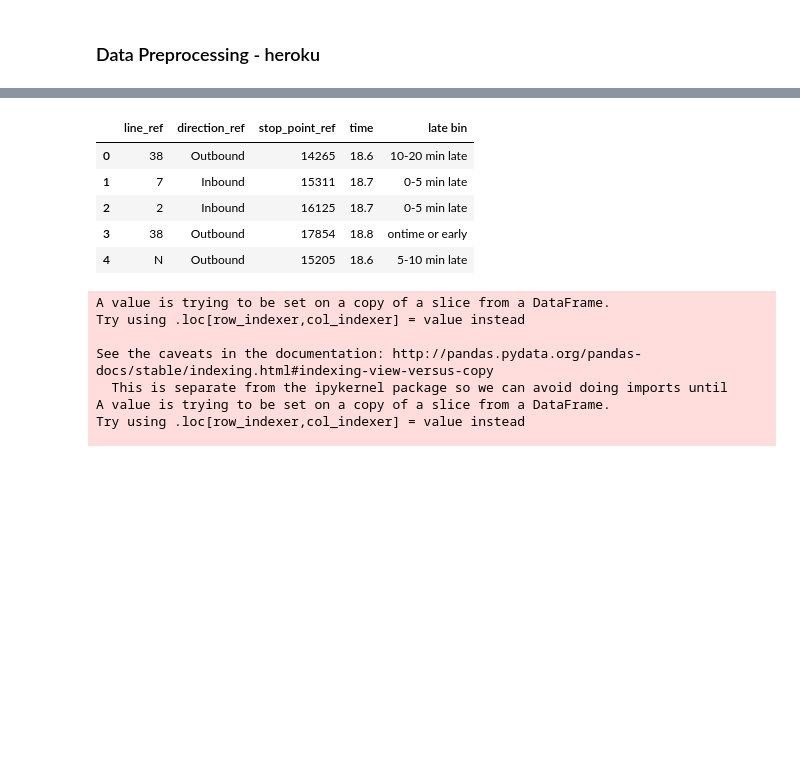
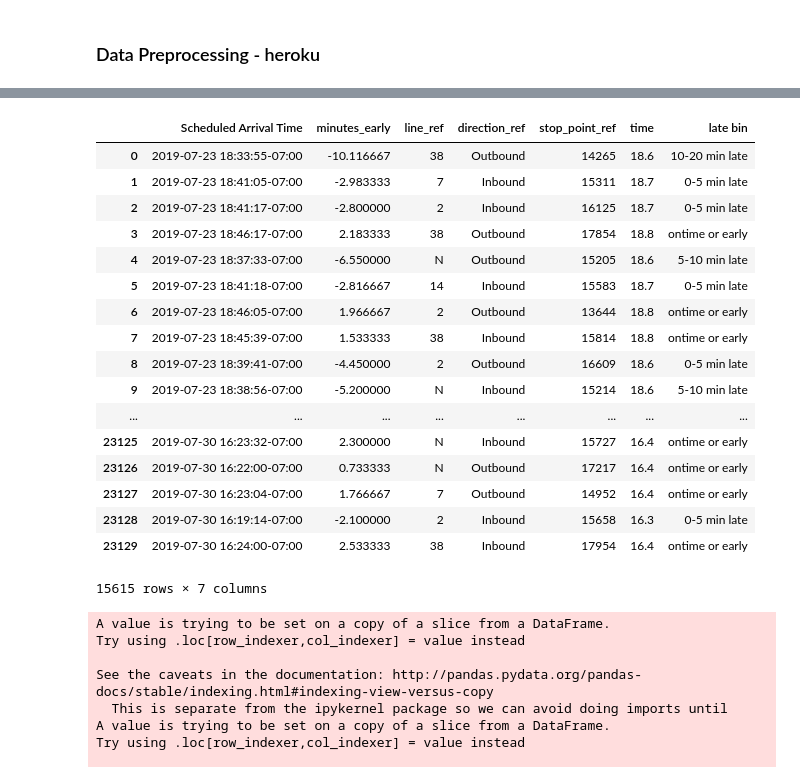
Before and after one commit to EfficiencyJunky/Project3SuperGroup, a Jupyter notebook: code/Final Project Machine Learning Component.ipynb, the cells around one changed output, grey strips where cells are left out. Saved outputs shown, nothing was run; the diff lists cells and outputs as text; code cells hidden in the pictures; blank space fills up the shorter version.

```diff
--- a/code/Final Project Machine Learning Component.ipynb
+++ b/code/Final Project Machine Learning Component.ipynb
@@ -65,8 +65,8 @@ muni_df["time_exact"] = muni_df["hour"] + muni_df["minute"]/60
 muni_df["time"] = muni_df["time_exact"].round(decimals=1)
 # %%
 # clean data to remove outliers
-muni_df = pd.DataFrame(columns = muni_df.columns).append(muni_df[muni_df['minutes_early'] <= 100])
-muni_df = pd.DataFrame(columns = muni_df.columns).append(muni_df[muni_df['minutes_early'] >= -100])
+muni_df = pd.DataFrame(columns = muni_df.columns).append(muni_df[muni_df['minutes_early'] <= 50])
+muni_df = pd.DataFrame(columns = muni_df.columns).append(muni_df[muni_df['minutes_early'] >= -50])
 
 # remove weekend data
 muni_df = pd.DataFrame(columns = muni_df.columns).append(muni_df[muni_df['weekday'] != 5])
@@ -94,16 +94,28 @@ plt.scatter(X_All, y_All)
 # %%
 # Create separate dataframe with only selected columns
 
 # muni_df_0 = muni_df[["line_ref","direction_ref", "stop_point_ref", "weekday", "time", "late bin"]]
-muni_df_0 = muni_df[["line_ref","direction_ref", "stop_point_ref", "time", "late bin"]]
-muni_df_0.head()
+muni_df_0 = muni_df[["Scheduled Arrival Time", "minutes_early", "line_ref","direction_ref", "stop_point_ref", "time", "late bin"]]
+muni_df_0
 # %% [output]
-|  | line_ref | direction_ref | stop_point_ref | time | late bin |
-| 0 | 38 | Outbound | 14265 | 18.6 | 10-20 min late |
-| 1 | 7 | Inbound | 15311 | 18.7 | 0-5 min late |
-| 2 | 2 | Inbound | 16125 | 18.7 | 0-5 min late |
-| 3 | 38 | Outbound | 17854 | 18.8 | ontime or early |
-| 4 | N | Outbound | 15205 | 18.6 | 5-10 min late |
+|  | Scheduled Arrival Time | minutes_early | line_ref | direction_ref | stop_point_ref | time | late bin |
+| 0 | 2019-07-23 18:33:55-07:00 | -10.116667 | 38 | Outbound | 14265 | 18.6 | 10-20 min late |
+| 1 | 2019-07-23 18:41:05-07:00 | -2.983333 | 7 | Inbound | 15311 | 18.7 | 0-5 min late |
+| 2 | 2019-07-23 18:41:17-07:00 | -2.800000 | 2 | Inbound | 16125 | 18.7 | 0-5 min late |
+| 3 | 2019-07-23 18:46:17-07:00 | 2.183333 | 38 | Outbound | 17854 | 18.8 | ontime or early |
+| 4 | 2019-07-23 18:37:33-07:00 | -6.550000 | N | Outbound | 15205 | 18.6 | 5-10 min late |
+| 5 | 2019-07-23 18:41:18-07:00 | -2.816667 | 14 | Inbound | 15583 | 18.7 | 0-5 min late |
+| 6 | 2019-07-23 18:46:05-07:00 | 1.966667 | 2 | Outbound | 13644 | 18.8 | ontime or early |
+| 7 | 2019-07-23 18:45:39-07:00 | 1.533333 | 38 | Inbound | 15814 | 18.8 | ontime or early |
+| 8 | 2019-07-23 18:39:41-07:00 | -4.450000 | 2 | Outbound | 16609 | 18.6 | 0-5 min late |
+| 9 | 2019-07-23 18:38:56-07:00 | -5.200000 | N | Inbound | 15214 | 18.6 | 5-10 min late |
+| ... | ... | ... | ... | ... | ... | ... | ... |
+| 23125 | 2019-07-30 16:23:32-07:00 | 2.300000 | N | Inbound | 15727 | 16.4 | ontime or early |
+| 23126 | 2019-07-30 16:22:00-07:00 | 0.733333 | N | Outbound | 17217 | 16.4 | ontime or early |
+| 23127 | 2019-07-30 16:23:04-07:00 | 1.766667 | 7 | Outbound | 14952 | 16.4 | ontime or early |
+| 23128 | 2019-07-30 16:19:14-07:00 | -2.100000 | 2 | Inbound | 15658 | 16.3 | 0-5 min late |
+| 23129 | 2019-07-30 16:24:00-07:00 | 2.533333 | 38 | Inbound | 17954 | 16.4 | ontime or early |
+15615 rows × 7 columns
 # %%
 # Reformat data
 data = muni_df_0.values
```
Also changed, not shown: parts of 15 cells of this notebook, 3 other files.
